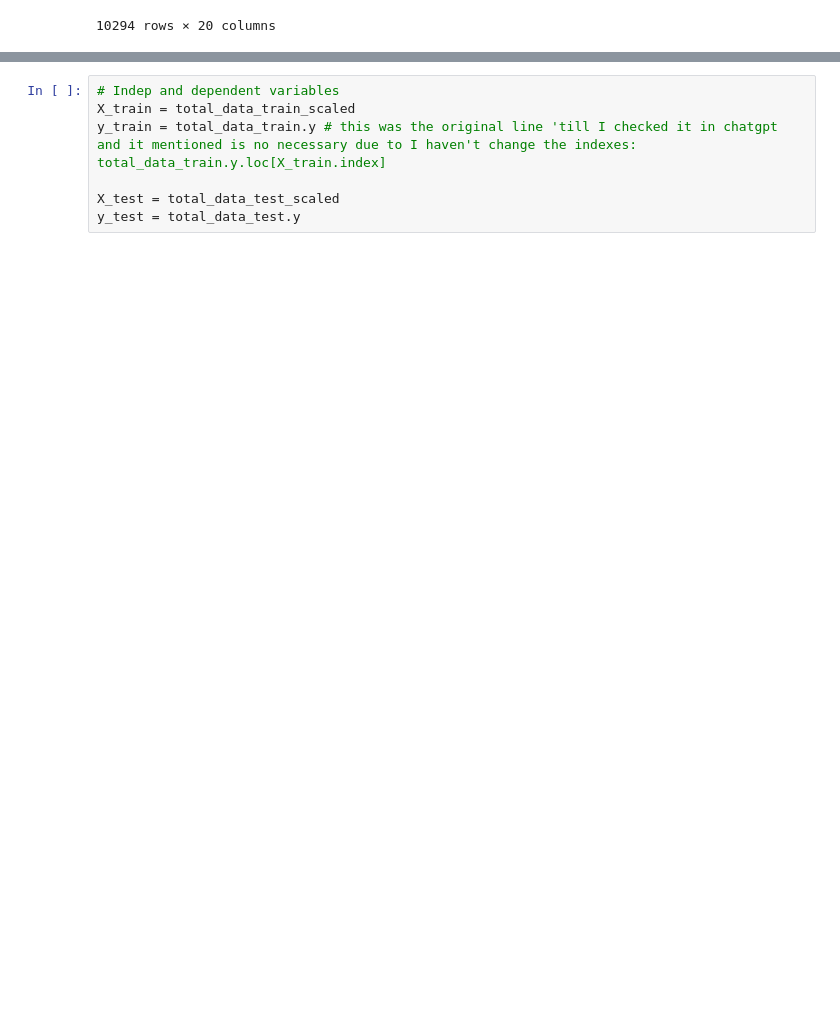
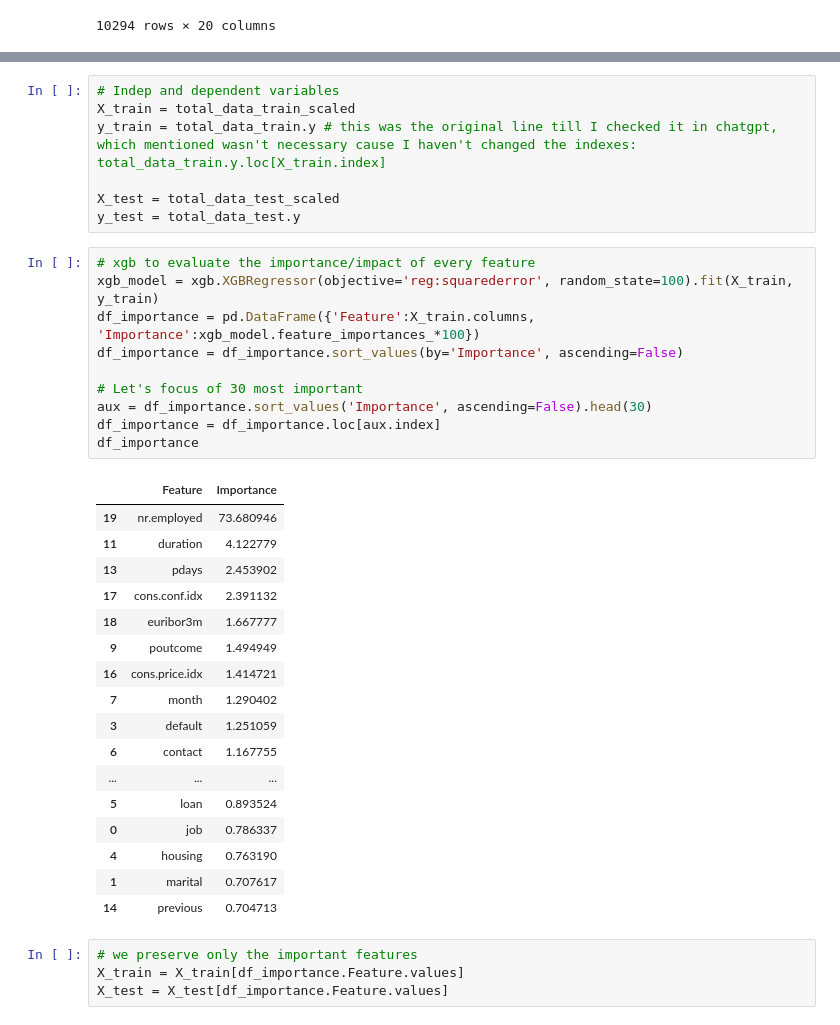
Before and after one commit to agustinluj/First-ML-Algorithm-Logistic-Regression, a Jupyter notebook: src/explore.ipynb, the cells around one changed output, grey strips where cells are left out. Cells and saved outputs as stored; diff of their text form; blank space fills up the shorter version.

```diff
--- a/src/explore.ipynb
+++ b/src/explore.ipynb
@@ -250,7 +276,39 @@ total_data_test_scaled
 # %%
 # Indep and dependent variables
 X_train = total_data_train_scaled
-y_train = total_data_train.y # this was the original line 'till I checked it in chatgpt and it mentioned is no necessary due to I haven't change the indexes: total_data_train.y.loc[X_train.index]
+y_train = total_data_train.y # this was the original line till I checked it in chatgpt, which mentioned wasn't necessary cause I haven't changed the indexes: total_data_train.y.loc[X_train.index]
 
 X_test = total_data_test_scaled
 y_test = total_data_test.y
+# %%
+# xgb to evaluate the importance/impact of every feature
+xgb_model = xgb.XGBRegressor(objective='reg:squarederror', random_state=100).fit(X_train, y_train)
+df_importance = pd.DataFrame({'Feature':X_train.columns, 'Importance':xgb_model.feature_importances_*100})
+df_importance = df_importance.sort_values(by='Importance', ascending=False)
+
+# Let's focus of 30 most important
+aux = df_importance.sort_values('Importance', ascending=False).head(30)
+df_importance = df_importance.loc[aux.index]
+df_importance
+# %% [output]
+|  | Feature | Importance |
+| 19 | nr.employed | 73.680946 |
+| 11 | duration | 4.122779 |
+| 13 | pdays | 2.453902 |
+| 17 | cons.conf.idx | 2.391132 |
+| 18 | euribor3m | 1.667777 |
+| 9 | poutcome | 1.494949 |
+| 16 | cons.price.idx | 1.414721 |
+| 7 | month | 1.290402 |
+| 3 | default | 1.251059 |
+| 6 | contact | 1.167755 |
+| ... | ... | ... |
+| 5 | loan | 0.893524 |
+| 0 | job | 0.786337 |
+| 4 | housing | 0.763190 |
+| 1 | marital | 0.707617 |
+| 14 | previous | 0.704713 |
+# %%
+# we preserve only the important features
+X_train = X_train[df_importance.Feature.values]
+X_test = X_test[df_importance.Feature.values]
```
Also changed, not shown: parts of 18 cells of this notebook.
